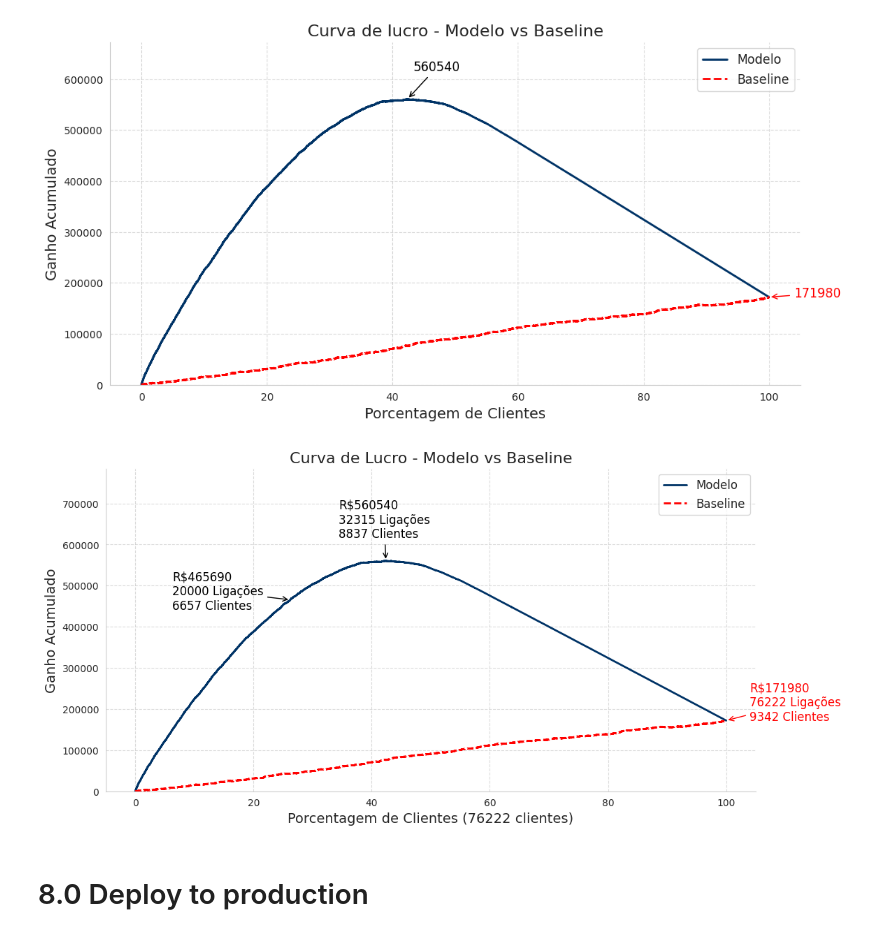
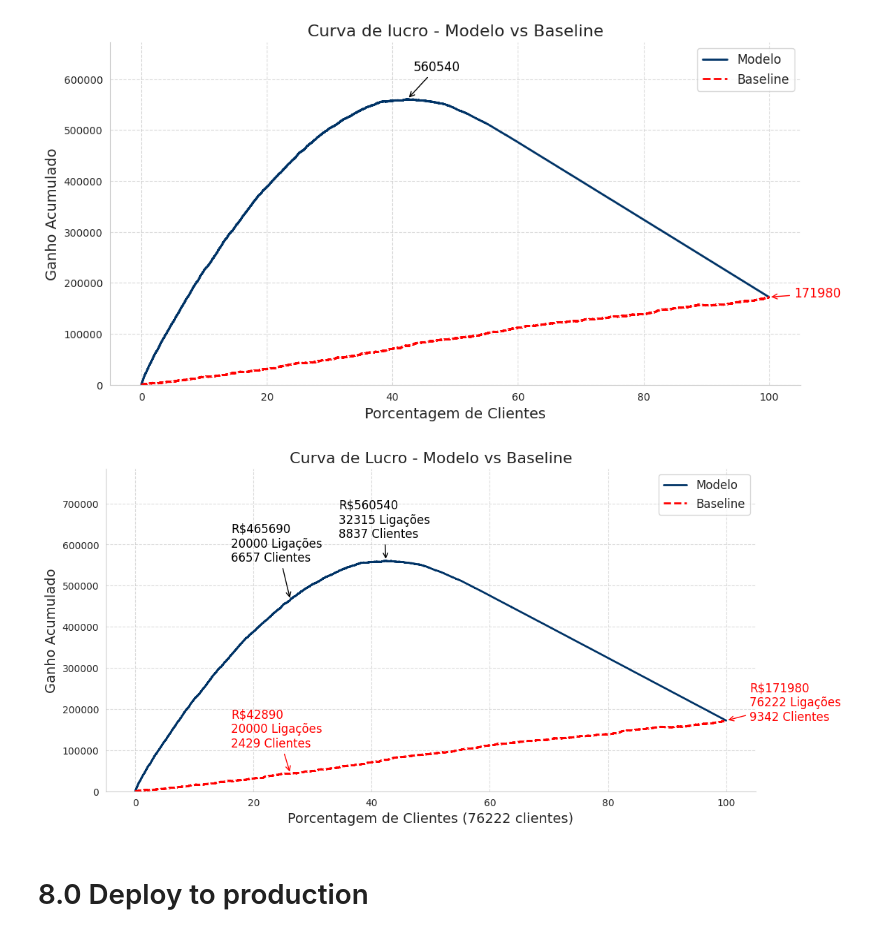
Before and after one commit to RafaelLuckner/Propensao_Compra, a Jupyter notebook: notebooks/propensao_projeto.ipynb, the cells around one changed output. Cells and saved outputs as stored; diff of their text form; code cells hidden in the pictures.

```diff
--- a/notebooks/propensao_projeto.ipynb
+++ b/notebooks/propensao_projeto.ipynb
@@ -378,7 +378,7 @@ df_object['premium_category'] = df2['premium_category']
 for n, coluna in enumerate(df_object.columns, start=1):
     counts = df_object[coluna].value_counts()
     plt.subplot(2, 4, n)
-    sns.barplot( x=counts.index, y=counts.values, hue = counts.index)
+    sns.barplot( x=counts.index, y=counts.values, hue = counts.index, palette='dark:skyblue')
     plt.xlabel('')
     plt.title(coluna)
     plt.legend([], frameon=False)
@@ -1083,6 +1136,8 @@ size_sample = 20000
 ganho_cliente = 100
 custo_ligacao = 10
 # %%
+sns.set_style("whitegrid")
+
 
 df_lift = pd.DataFrame({
     'proba': yproba_rf[:,1],
@@ -1115,8 +1170,9 @@ sns.lineplot(x='porcentagem_de_clientes', y='ganho_acumulado', data=df_lift_base
 
 # Pegando os pontos de maior ganho
 df_lift_max = df_lift.loc[df_lift['ganho_acumulado'].idxmax()]
+df_lift_sample = df_lift.iloc[size_sample]
 df_lift_baseline_max = df_lift_baseline.iloc[-1]
-df_lift_sample = df_lift.iloc[size_sample]
+df_lift_baseline_sample = df_lift_baseline.iloc[size_sample]
 
 # Ajuste do eixo Y considerando o menor valor do baseline
 y_min = min(df_lift_baseline['ganho_acumulado'].min(), 0)
@@ -1128,36 +1184,43 @@ plt.annotate(f'R${df_lift_max["ganho_acumulado"]:.0f}\n{df_lift_max.name} Ligaç
             xytext=(df_lift_max['porcentagem_de_clientes'] - 8 , df_lift_max['ganho_acumulado'] *1.1 ),
              arrowprops=dict(arrowstyle="->", color='black'),
              fontsize=12, color='black')
 
 # Anotação do baseline no final da curva (100% dos clientes)
 plt.annotate(f'R${df_lift_baseline_max["ganho_acumulado"]:.0f}\n{len(df_lift)} Ligações\n{df_lift_baseline_max["clientes_capturados"]:.0f} Clientes',
              xy=(df_lift_baseline_max['porcentagem_de_clientes'], df_lift_baseline_max['ganho_acumulado']),
              xytext=(df_lift_baseline_max['porcentagem_de_clientes'] + 4, df_lift_baseline_max['ganho_acumulado'] ),
              arrowprops=dict(arrowstyle="->", color='red'),
              fontsize=12, color='red')
 
+# Anotação do baseline e captação de clientes ao fazer 20000 ligações
+plt.annotate(f'R${df_lift_baseline_sample["ganho_acumulado"]:.0f}\n{size_sample} Ligações\n{df_lift_baseline_sample["clientes_capturados"]:.0f} Clientes',
+             xy=(df_lift_baseline_sample['porcentagem_de_clientes'], df_lift_baseline_sample['ganho_acumulado']),
+             xytext=(df_lift_baseline_sample['porcentagem_de_clientes'] - 10, df_lift_baseline_sample['ganho_acumulado']*2.5 ),
+             arrowprops=dict(arrowstyle="->", color='red'),
+             fontsize=12, color='red')
+
 # Anotação do lucro e captação de clientes ao fazer 20000 ligações
 plt.annotate(f'R${df_lift_sample["ganho_acumulado"]:.0f}\n{size_sample} Ligações\n{df_lift_sample["clientes_capturados"]:.0f} Clientes',
              xy=(df_lift_sample['porcentagem_de_clientes'], df_lift_sample['ganho_acumulado']),
-            xytext=(df_lift_sample['porcentagem_de_clientes'] -20 , df_lift_sample['ganho_acumulado']*0.95),
+            xytext=(df_lift_sample['porcentagem_de_clientes'] -10 , df_lift_sample['ganho_acumulado']*1.2),
              arrowprops=dict(arrowstyle="->", color='black'),
              fontsize=12, color='black')
 
 # Melhorias na formatação
 plt.xlabel(f'Porcentagem de Clientes ({len(df_lift)} clientes)', fontsize=14)
 plt.ylabel('Ganho Acumulado', fontsize=14)
 plt.title('Curva de Lucro - Modelo vs Baseline', fontsize=16)
 plt.legend(fontsize=12)
 plt.grid(True, linestyle='--', alpha=0.7)
 
 # Ajustando os eixos
 ax = plt.gca()
 ax.spines['right'].set_visible(False)
 ax.spines['top'].set_visible(False)
 
-plt.savefig('../img/curva_lucro.png')
+plt.savefig('../img/curva_lucro')
 # %% [output]
-[figure, old version]
+[figure, new version]
 # %% [markdown]
 # 8.0 Deploy to production
 # %%
```
Also changed, not shown: parts of 12 cells of this notebook, 3 other files.
